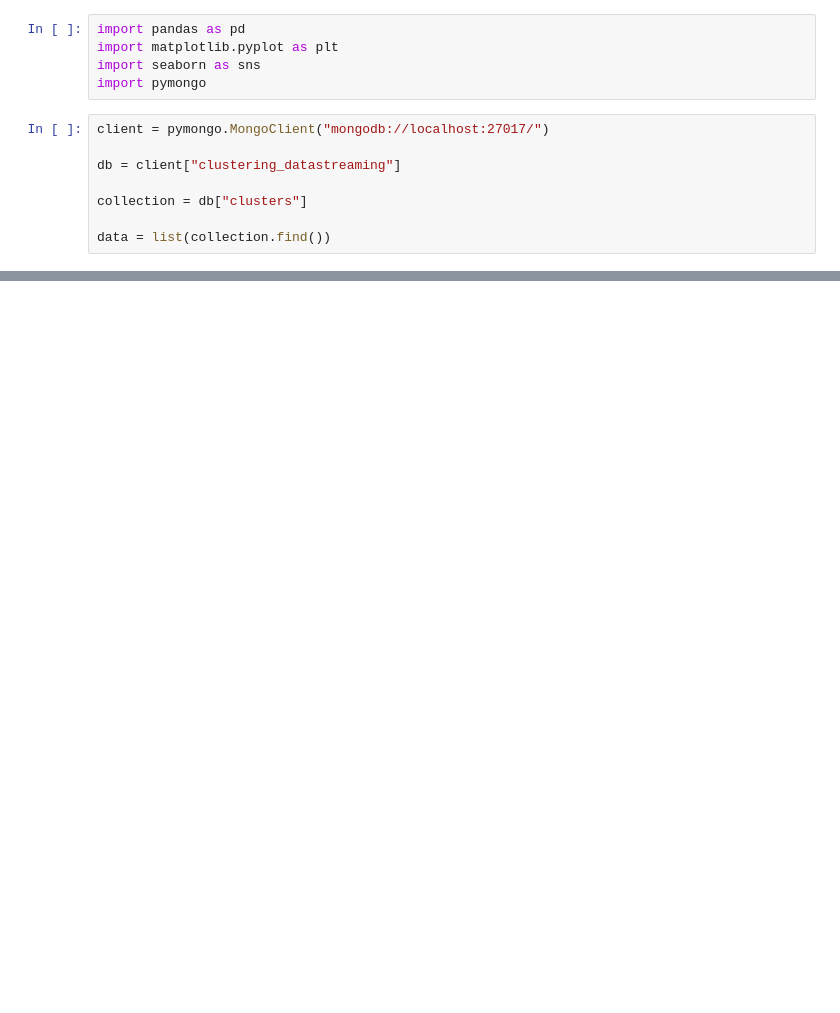
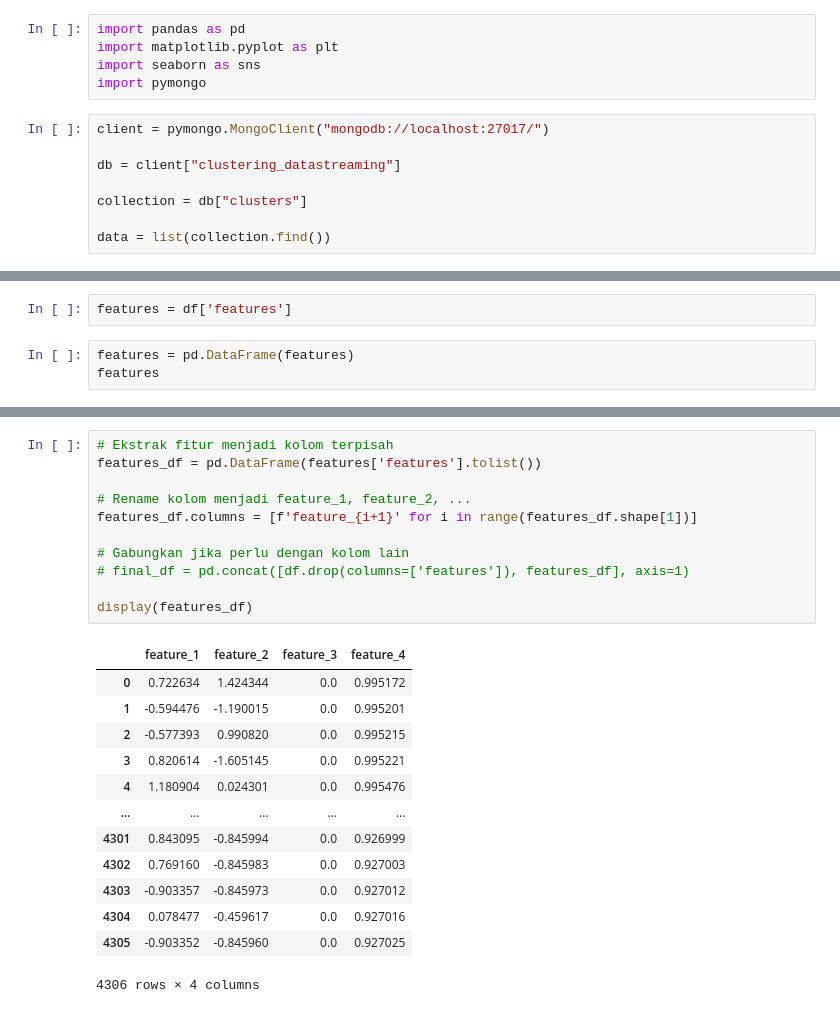
Before and after one commit to adinmusababa/pipeline_datastream, a Jupyter notebook: analisis.ipynb, the cells around one changed output, grey strips where cells are left out. Drawn from its saved outputs; the diff is of its cells as text; blank space fills up the shorter version.

```diff
--- a/analisis.ipynb
+++ b/analisis.ipynb
@@ -33,0 +100,5 @@ df
+# %%
+features = df['features']
+# %%
+features = pd.DataFrame(features)
+features
@@ -33,0 +119,25 @@ df
+# %%
+# Ekstrak fitur menjadi kolom terpisah
+features_df = pd.DataFrame(features['features'].tolist())
+
+# Rename kolom menjadi feature_1, feature_2, ...
+features_df.columns = [f'feature_{i+1}' for i in range(features_df.shape[1])]
+
+# Gabungkan jika perlu dengan kolom lain
+# final_df = pd.concat([df.drop(columns=['features']), features_df], axis=1)
+
+display(features_df)
+# %% [output]
+|  | feature_1 | feature_2 | feature_3 | feature_4 |
+| 0 | 0.722634 | 1.424344 | 0.0 | 0.995172 |
+| 1 | -0.594476 | -1.190015 | 0.0 | 0.995201 |
+| 2 | -0.577393 | 0.990820 | 0.0 | 0.995215 |
+| 3 | 0.820614 | -1.605145 | 0.0 | 0.995221 |
+| 4 | 1.180904 | 0.024301 | 0.0 | 0.995476 |
+| ... | ... | ... | ... | ... |
+| 4301 | 0.843095 | -0.845994 | 0.0 | 0.926999 |
+| 4302 | 0.769160 | -0.845983 | 0.0 | 0.927003 |
+| 4303 | -0.903357 | -0.845973 | 0.0 | 0.927012 |
+| 4304 | 0.078477 | -0.459617 | 0.0 | 0.927016 |
+| 4305 | -0.903352 | -0.845960 | 0.0 | 0.927025 |
+4306 rows × 4 columns
```
Also changed, not shown: parts of 9 cells of this notebook, 15 other files.
